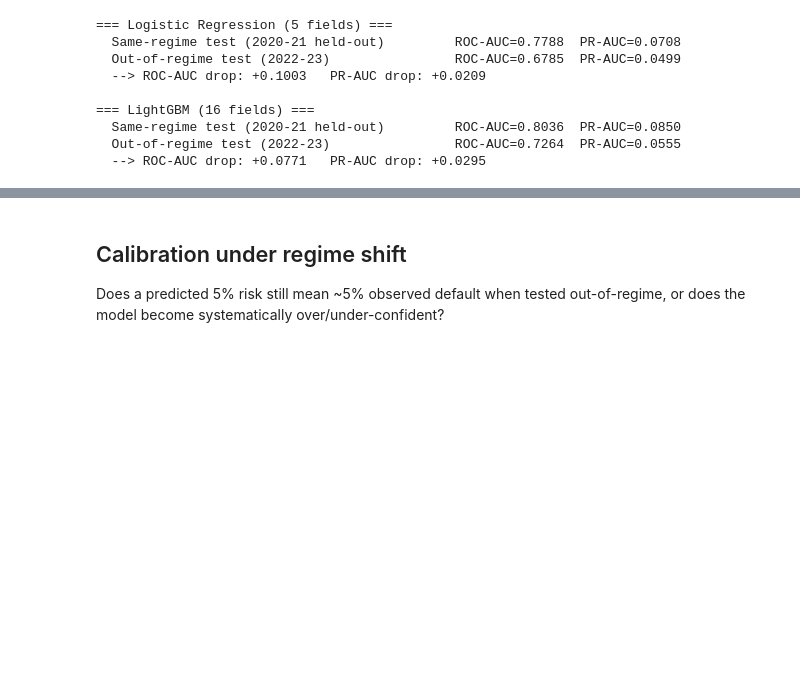
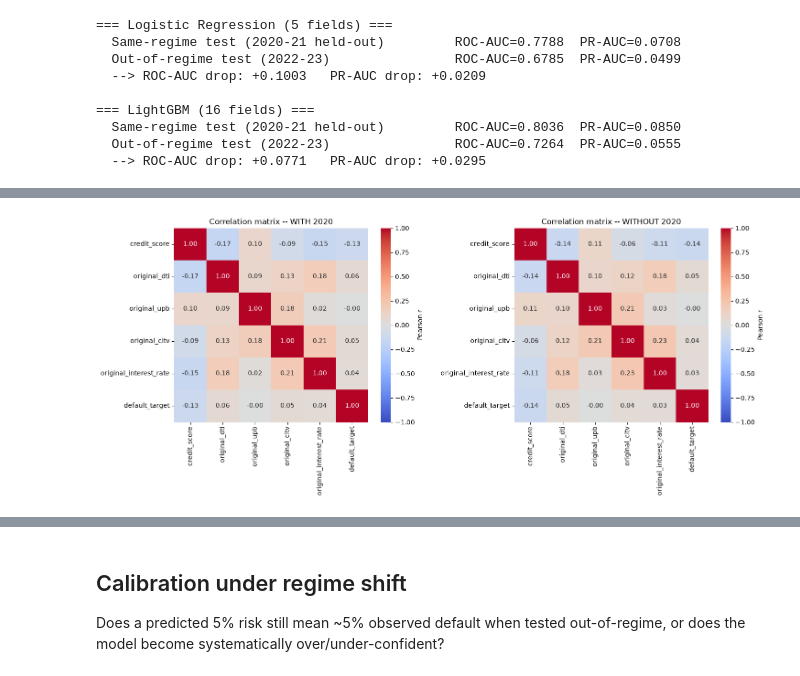
Before and after one commit to hemanthvnp/ArthaDhruva, a Jupyter notebook: notebooks/regime_shift_and_censoring_bias.ipynb, the cells around one changed output, grey strips where cells are left out. Drawn from its saved outputs; the diff is of its cells as text; code cells hidden in the pictures; blank space fills up the shorter version.

Commit message:
Analysis the correlation for regime 2020-21 anad 2022-23

```diff
--- a/notebooks/regime_shift_and_censoring_bias.ipynb
+++ b/notebooks/regime_shift_and_censoring_bias.ipynb
@@ -141,0 +204,16 @@ print(f"  --> ROC-AUC drop: {gbm_roc_same - gbm_roc_shift:+.4f}   PR-AUC drop: {
+# %%
+import seaborn as sns
+
+fig, axes = plt.subplots(1, 2, figsize=(15, 6))
+
+for ax, corr, label in zip(axes, [corr_with, corr_without], ["WITH 2020", "WITHOUT 2020"]):
+    sns.heatmap(
+        corr, annot=True, fmt=".2f", cmap="coolwarm", vmin=-1, vmax=1,
+        square=True, cbar_kws={"label": "Pearson r"}, ax=ax,
+    )
+    ax.set_title(f"Correlation matrix -- {label}")
+
+fig.tight_layout()
+plt.show()
+# %% [output]
+[figure, added]
```
Also changed, not shown: parts of 5 cells of this notebook.
